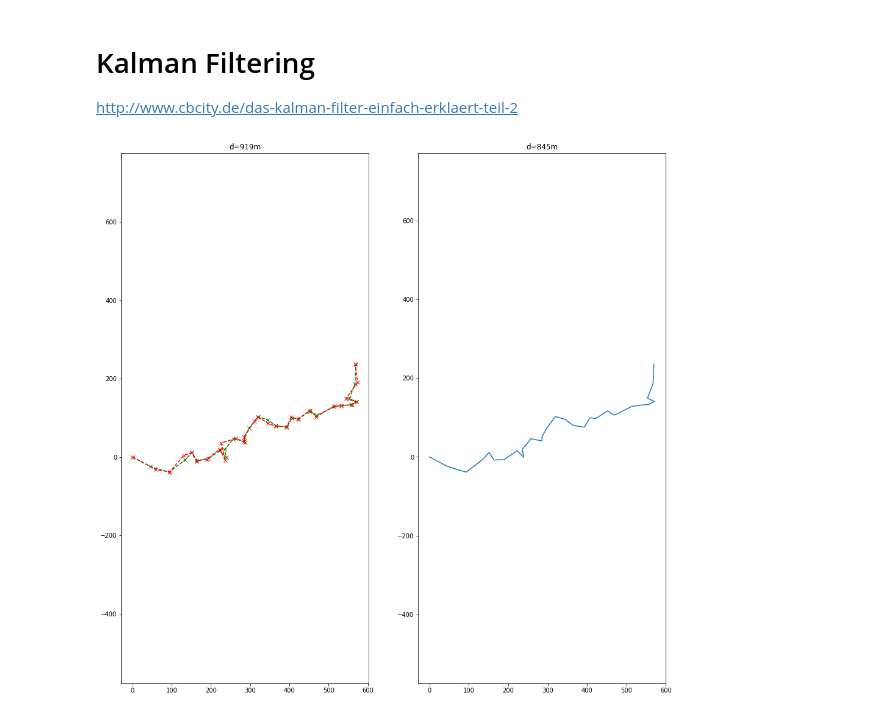
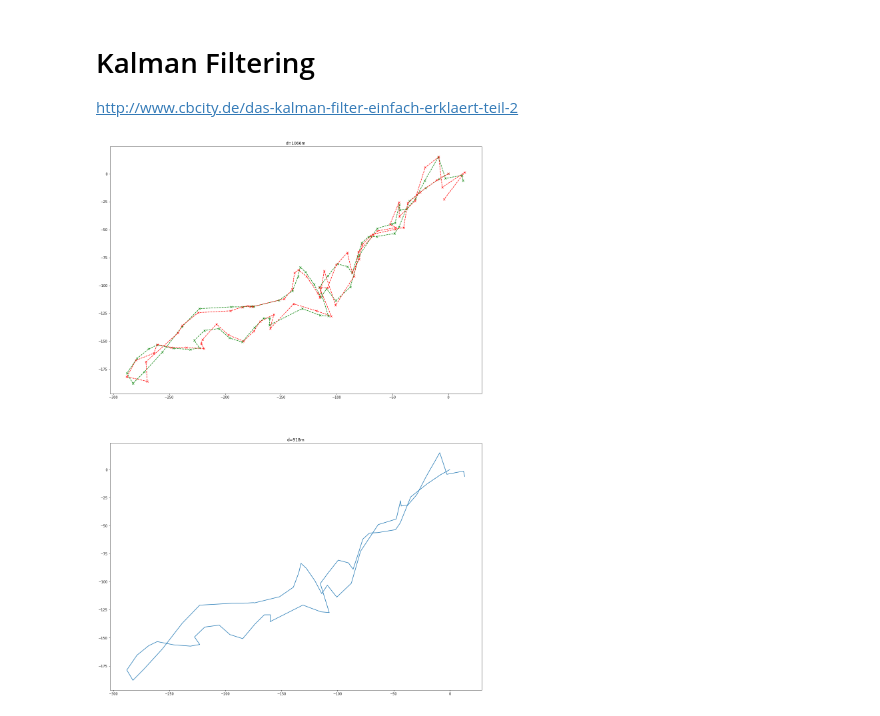
Before and after one commit to MatthiasLienhard/garmin_sandbox, a Jupyter notebook: parse_fit.ipynb, the cells around one changed output. Saved outputs shown, nothing was run; the diff lists cells and outputs as text; code cells hidden in the pictures.

```diff
--- a/parse_fit.ipynb
+++ b/parse_fit.ipynb
@@ -37,10 +37,11 @@ from tqdm import tqdm, trange
 #%matplotlib ipympl
 R = 6371000 #earth radius [m]
 # %%
+#fitfile = FitFile('fit_files/2912551983.fit') #cycling (example with good gps)
 
 #fitfile = FitFile('fit_files/2853423540.fit')#short swim
-#fitfile = FitFile('fit_files/2871238195.fit')#longer swim two way
-fitfile = FitFile('fit_files/1589443367.fit') #intermediate one way
+fitfile = FitFile('fit_files/2871238195.fit')#longer swim two way
+fitfile = FitFile('fit_files/2913114523.fit')#krumme lanke swim
 # %%
 def toDegree(s):
     s=np.array(s)
@@ -181,8 +190,9 @@ kalman_lat=kalman_lng=kalman_gain=var=[]
 col_names=["dt","lat_gps", "lng_gps", "speed_gps", "lat_fit", "lng_fit", "speed_fit", "estimated accuracy","kalman gain" ]
 track=pd.DataFrame(columns=col_names)
 
+step=10
 
-for row in tab[1::30].itertuples():
+for row in tab[1::step].itertuples():
     i=row.Index
     gps_lat=toDegree(row.position_lat)
     gps_lng=toDegree(row.position_long)
@@ -196,7 +206,7 @@ for row in tab[1::30].itertuples():
             lng_fit=0
             lat_speed_fit=0
             lng_speed_fit=0
-            sigma_gps=3 #estimated gps accuracy (= standard deviation in meter?)
+            sigma_gps=1 #estimated gps accuracy (= standard deviation in meter?)
             z_dist=0
             dist_fit=0
             dt=1
@@ -212,11 +222,12 @@ for row in tab[1::30].itertuples():
             z_lng+=delta_z.delta_lng[0]
 
             #estimated accuracy
-            sigma_gps=min(3,z_dist/dt)*2
+            #sigma_gps=min(1,z_dist/dt)
+            sigma_gps=abs(z_dist/dt-1)+1
             r=sigma_gps**2 #R
-            q_pos=.01*dt**2       #may depend on swimming phase? e.g. turn
-            #q_pos=5**2
-            #q_speed=(2*dt)**2
+            q_pos=(.1*dt)**2       #may depend on swimming phase? e.g. turn
+
+            #q_speed=(2*dt**2)**2
 
             #predict position: may depend on swimming phase? e.g. turn
             lat_pred=lat_fit+lat_speed_fit*dt
@@ -253,32 +264,32 @@ for row in tab[1::30].itertuples():
 # %%
 plt.axis('equal')
 #import gtk
 
 lim=(50,0,-10,200)
 
 step=1
 
-ax = plt.subplot(1, 2, 1)
+ax = plt.subplot(2, 1, 1)
 ax.plot(track.lng_fit[0::step], track.lat_fit[0::step], "gx--")
 ax.plot(track.lng_gps[0::step], track.lat_gps[0::step], "rx--")
 
 dist=(track.lng_gps[0::step].diff().pow(2)+track.lat_gps[0::step].diff().pow(2)).pow(1/2).sum()
 ax.set_title("d={}m".format(round(dist)))
 #ax.axis(lim)
 #ax.figure.set_size_inches(4,2)
 ax.axis('equal')
-ax = plt.subplot(1, 2, 2)
+ax = plt.subplot(2, 1, 2)
 ax.plot(track.lng_fit[0::step], track.lat_fit[0::step])
 dist=(track.lng_fit[0::step].diff().pow(2)+track.lat_fit[0::step].diff().pow(2)).pow(1/2).sum()
 ax.set_title("d={}m".format(round(dist)))
-ax = plt.subplot(1, 2, 2)
+ax = plt.subplot(2, 1, 2)
 #ax.axis(lim)
-ax.figure.set_size_inches(16,16)
+ax.figure.set_size_inches(20,30)
 ax.axis('equal')
 
 plt.savefig('fit_files/filter.pdf')
 # %% [output]
-[figure, old version]
+[figure, new version]
 # %%
 # red dashes, blue squares and green triangles
 #plt.plot(t, t, 'r--', t, t**2, 'bs', t, t**3, 'g^')
```
Also changed, not shown: parts of 10 cells of this notebook, 16 other files.
